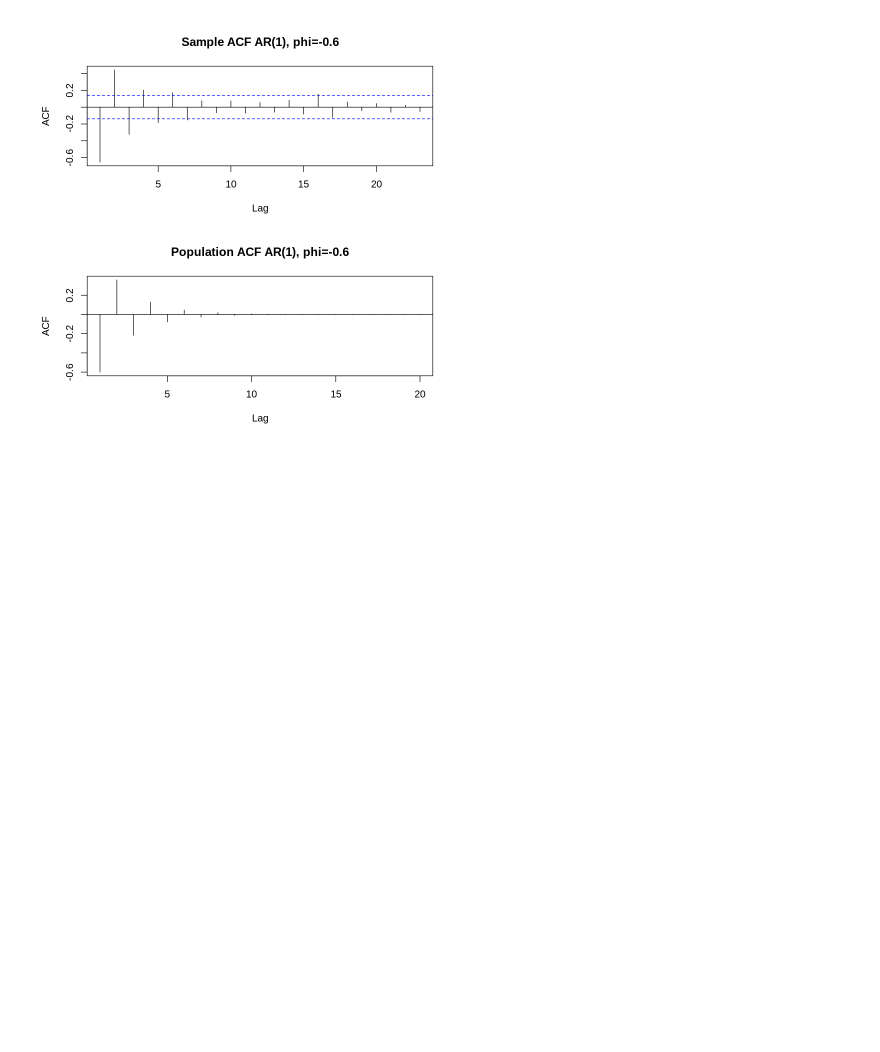
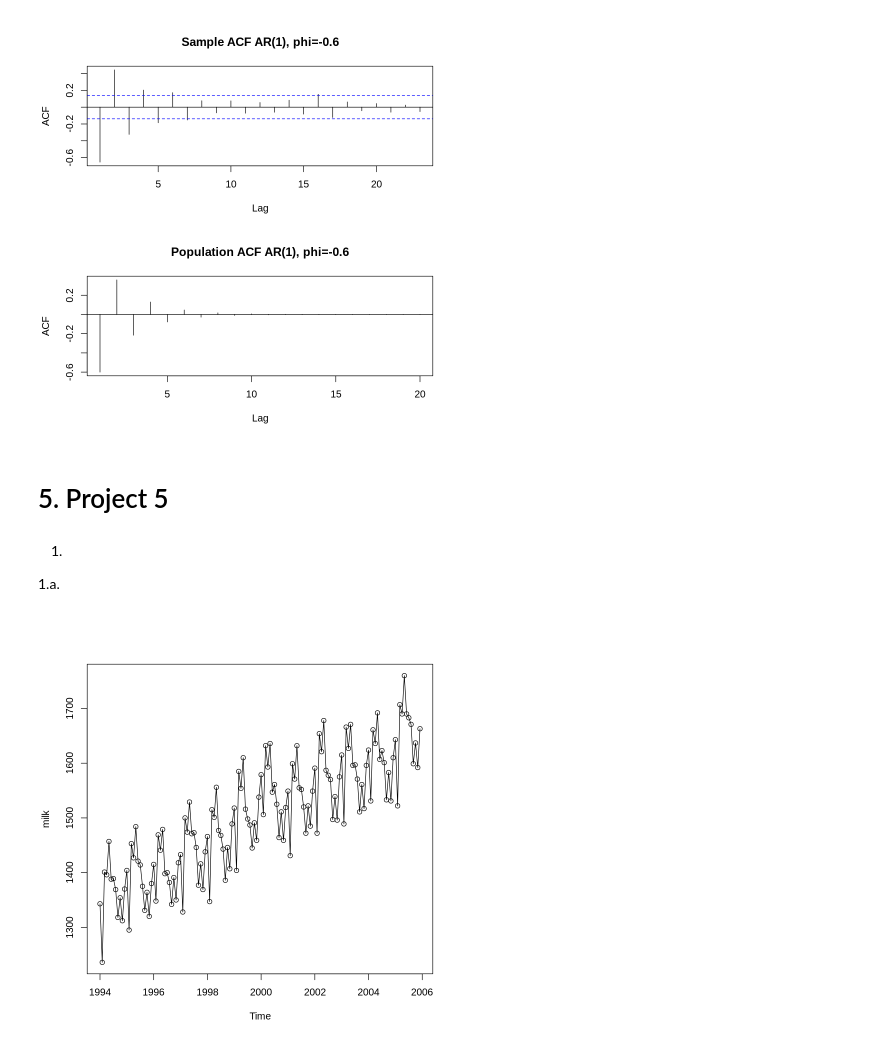
Before and after one commit to Max-Ghadri/Time-Series-Analysis, a Jupyter notebook: 0. Time Series Analysis _ using R on Colab.ipynb, the cells around one changed output. Drawn from its saved outputs; the diff is of its cells as text; code cells hidden in the pictures; blank space fills up the shorter version.

Commit message:
Added: Project 5

```diff
--- a/0. Time Series Analysis _ using R on Colab.ipynb
+++ b/0. Time Series Analysis _ using R on Colab.ipynb
@@ -578,3 +578,15 @@ plot(y=ACF[-1],x=1:20,xlab='Lag',ylab='ACF',main="Population ACF AR(1), phi=-0.6
 abline(h=0)
 # %% [output]
 [figure]
+# %% [markdown]
+# 5.&nbsp;Project 5
+# %% [markdown]
+1.
+
+1.a.
+# %%
+library(TSA)
+data(milk)
+plot(milk, type = "o")
+# %% [output]
+[figure, added]
```
Also changed, not shown: parts of 24 cells of this notebook.
